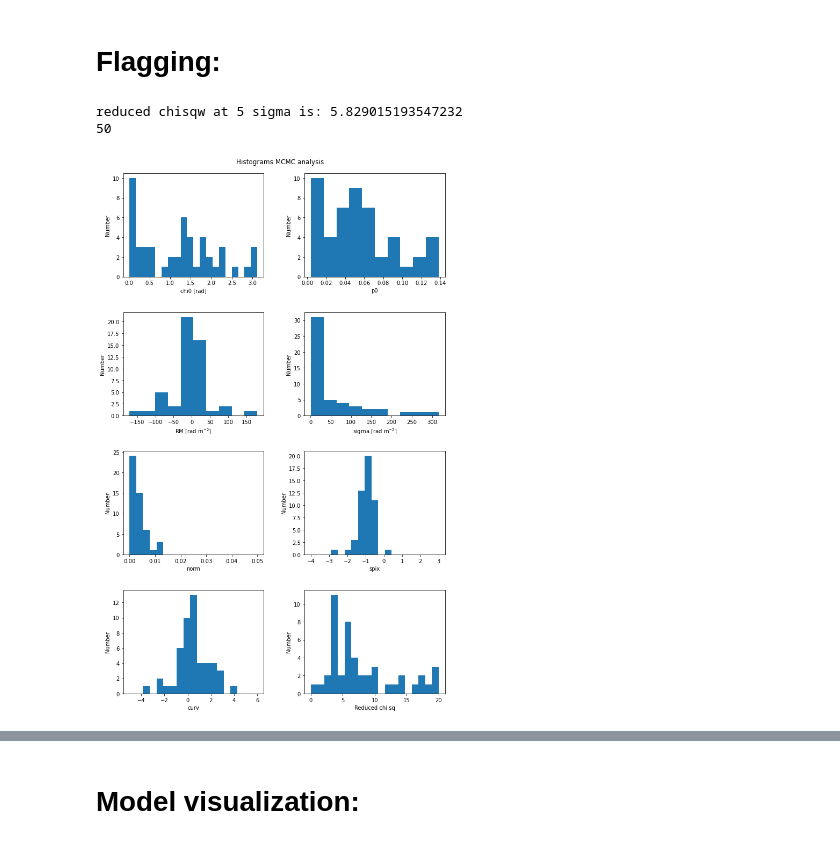
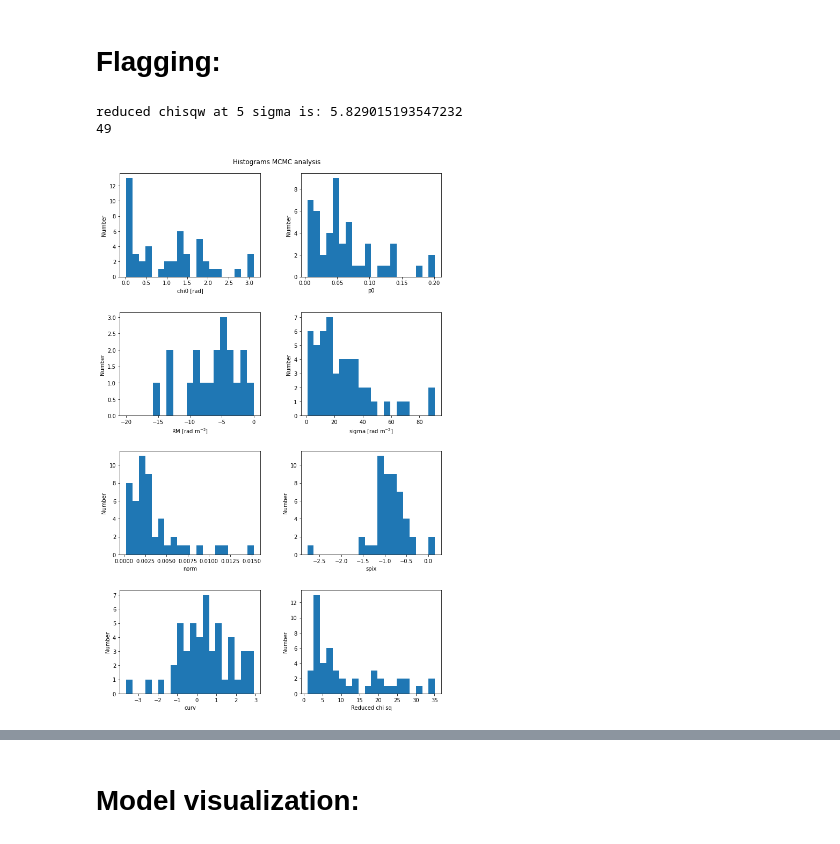
Before and after one commit to Woutmg/Meerkat_FracPol_New, a Jupyter notebook: MCMC_analyser.ipynb, the cells around one changed output, grey strips where cells are left out. Saved outputs shown, nothing was run; the diff lists cells and outputs as text; code cells hidden in the pictures.

```diff
--- a/MCMC_analyser.ipynb
+++ b/MCMC_analyser.ipynb
@@ -163,52 +190,52 @@ conf_int = scipy.stats.chi2.cdf(sigma**2,1)
 red_chi_lim = scipy.stats.chi2.ppf(conf_int, 20)/20
 print('reduced chisqw at 5 sigma is: ' + str(red_chi_lim))
 
-mask_inspec = np.argwhere((sigma_list[:,0]<400)&(redchisq_QU_list < 25)&(p0_list[:,0]<0.15))#&(np.abs(RM_list[:,0]) < 200))
+mask_inspec = np.argwhere((sigma_list[:,0]<100)&(redchisq_QU_list < 40)&(p0_list[:,0]<0.5))#&(np.abs(RM_list[:,0]) < 200))
 print(len(mask_inspec))
 # %% [output]
 reduced chisqw at 5 sigma is: 5.829015193547232
-50
+49
 # %%
 fig, axs = plt.subplots(4, 2)
 fig.set_size_inches(10, 15)
 fig.tight_layout(pad=4.5)
 
 fig.suptitle('Histograms MCMC analysis')
 
 axs[0,0].hist(chi0_list[mask_inspec,0], bins=20)
 axs[0,0].set_ylabel('Number')
 axs[0,0].set_xlabel('chi0 [rad]')
 
-axs[0,1].hist(p0_list[mask_inspec,0])
+axs[0,1].hist(p0_list[mask_inspec,0], bins=20)
 axs[0,1].set_ylabel('Number')
 axs[0,1].set_xlabel('p0')
 
-axs[1,0].hist(RM_list[mask_inspec,0])
+axs[1,0].hist(RM_list[mask_inspec,0], bins=np.linspace(-20,0,20))
 axs[1,0].set_ylabel('Number')
 axs[1,0].set_xlabel(r'RM [rad m$^{-2}$]')
 
-axs[1,1].hist(sigma_list[mask_inspec,0])#, bins=np.linspace(0,200,20))
+axs[1,1].hist(sigma_list[mask_inspec,0], bins=20)#, bins=np.linspace(0,200,20))
 axs[1,1].set_ylabel('Number')
 axs[1,1].set_xlabel(r'sigma [rad m$^{-2}$]')
 
-axs[2,0].hist(norm_list[mask_inspec,0], bins=np.linspace(0,0.05,20))
+axs[2,0].hist(norm_list[mask_inspec,0], bins=20)
 axs[2,0].set_ylabel('Number')
 axs[2,0].set_xlabel(r'norm')
 
-axs[2,1].hist(spix_list[mask_inspec,0], bins=np.linspace(-4,3,20))
+axs[2,1].hist(spix_list[mask_inspec,0], bins=20)
 axs[2,1].set_ylabel('Number')
 axs[2,1].set_xlabel(r'spix')
 
-axs[3,0].hist(curv_list[mask_inspec,0], bins=np.linspace(-5,6 ,20))
+axs[3,0].hist(curv_list[mask_inspec,0], bins=20)
 axs[3,0].set_ylabel('Number')
 axs[3,0].set_xlabel(r'curv')
 
-axs[3,1].hist(redchisq_QU_list[mask_inspec], bins=np.linspace(0,20,20))
+axs[3,1].hist(redchisq_QU_list[mask_inspec], bins=20)
 axs[3,1].set_ylabel('Number')
 axs[3,1].set_xlabel('Reduced chi sq')
 plt.show()
 # %% [output]
-[figure, old version]
+[figure, new version]
 # %%
 fig, axs = plt.subplots(4, 2)
 fig.set_size_inches(10, 15)
```
Also changed, not shown: parts of 10 cells of this notebook, 3 other files.
